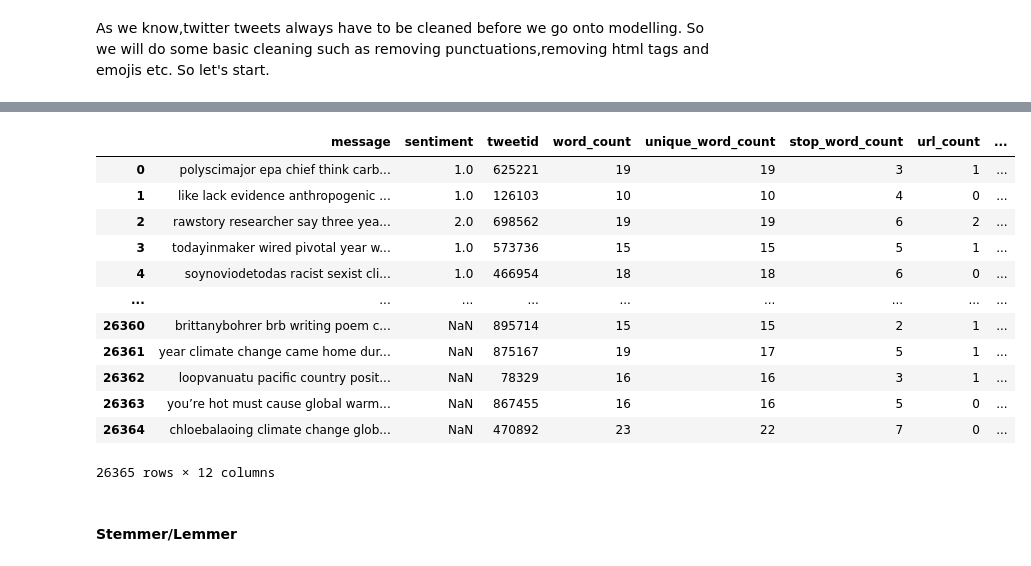
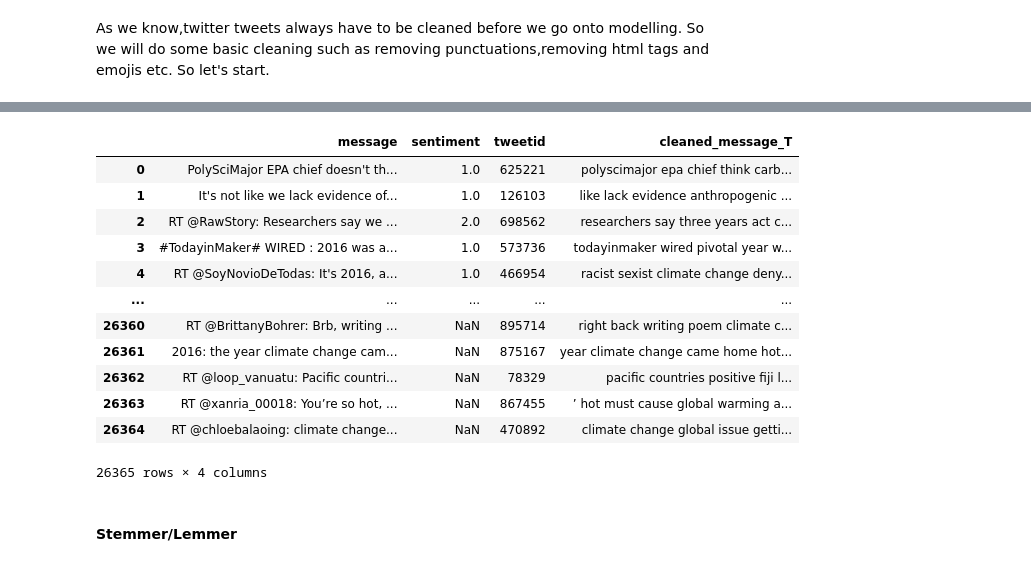
Before and after one commit to RichardMalahlela/classification-predict-streamlit-template, a Jupyter notebook: TEAM_AM5_1st_Attempt.ipynb, the cells around one changed output, grey strips where cells are left out. Saved outputs shown, nothing was run; the diff lists cells and outputs as text; code cells hidden in the pictures.

```diff
--- a/TEAM_AM5_1st_Attempt.ipynb
+++ b/TEAM_AM5_1st_Attempt.ipynb
@@ -689,0 +793,8 @@ As we know,twitter tweets always have to be cleaned before we go onto modelling.
+# %%
+
+df_all['cleaned_message_T'] = df_all['message'].apply(lambda x: rem(x))
+df_all['cleaned_message_T'] = df_all['cleaned_message_T'].apply(lambda x: lookup_dict(x,apostrophe_dict))
+df_all['cleaned_message_T'] = df_all['cleaned_message_T'].apply(lambda x: lookup_dict(x,short_word_dict))
+df_all['cleaned_message_T'] = df_all['cleaned_message_T'].apply(lambda x: lookup_dict(x,emoticon_dict))
+df_all['cleaned_message_T'] = df_all['cleaned_message_T'].apply(lambda x: rem(x))
+df_all
@@ -689,0 +815,10 @@ As we know,twitter tweets always have to be cleaned before we go onto modelling.
+# %%
+def rem2(text) :
+    from nltk.tokenize import TweetTokenizer
+    tknzr = TweetTokenizer(strip_handles=True)
+    text = text.lower()
+    text = ' '.join(tknzr.tokenize(text))
+    return (text)
+# %%
+df_all['cleaned_message_T'] = df_all['cleaned_message_T'].apply(lambda x: rem2(x))
+df_all
@@ -690,7 +839,7 @@ As we know,twitter tweets always have to be cleaned before we go onto modelling.
 # %%
 #remove stop words
 def remove_stops(text) :
-    remove_stopwords = [w for w in text.split() if w not in stopwords.words('english')]
+    remove_stopwords = [w for w in text.split() if w not in stop]
     return ' '.join(remove_stopwords)
 
 # remove URLs
@@ -735,6 +884,7 @@ def remove_punct(text):
 # remove other ...
 def remove_other (text) :
     text = text.lower()
+    text = text.replace("'", "")
     text = re.sub('\[.*?\]', '', text)
     text = re.sub('<.*?>+', '', text)
     text = re.sub('[%s]' % re.escape(string.punctuation), '', text)
@@ -758,21 +905,21 @@ def Full_clean (text) :
 # %%
-#df_all['message'] = df_all['message'].apply(lambda x : Full_clean(x))
-df_all['message'] = df_all['message'].apply(lambda x: ' '.join([w for w in x.split() if len(w)>2]))
+#full clean
+df_all['cleaned_message_T'] = df_all['cleaned_message_T'].apply(lambda x : Full_clean(x))
 df_all
 # %% [output]
-|  | message | sentiment | tweetid | word_count | unique_word_count | stop_word_count | url_count | ... |
-| 0 | polyscimajor epa chief think carb... | 1.0 | 625221 | 19 | 19 | 3 | 1 | ... |
-| 1 | like lack evidence anthropogenic ... | 1.0 | 126103 | 10 | 10 | 4 | 0 | ... |
-| 2 | rawstory researcher say three yea... | 2.0 | 698562 | 19 | 19 | 6 | 2 | ... |
-| 3 | todayinmaker wired pivotal year w... | 1.0 | 573736 | 15 | 15 | 5 | 1 | ... |
-| 4 | soynoviodetodas racist sexist cli... | 1.0 | 466954 | 18 | 18 | 6 | 0 | ... |
-| ... | ... | ... | ... | ... | ... | ... | ... | ... |
-| 26360 | brittanybohrer brb writing poem c... | NaN | 895714 | 15 | 15 | 2 | 1 | ... |
-| 26361 | year climate change came home dur... | NaN | 875167 | 19 | 17 | 5 | 1 | ... |
-| 26362 | loopvanuatu pacific country posit... | NaN | 78329 | 16 | 16 | 3 | 1 | ... |
-| 26363 | you’re hot must cause global warm... | NaN | 867455 | 16 | 16 | 5 | 0 | ... |
-| 26364 | chloebalaoing climate change glob... | NaN | 470892 | 23 | 22 | 7 | 0 | ... |
+|  | message | sentiment | tweetid | cleaned_message_T |
+| 0 | PolySciMajor EPA chief doesn't th... | 1.0 | 625221 | polyscimajor epa chief think carb... |
+| 1 | It's not like we lack evidence of... | 1.0 | 126103 | like lack evidence anthropogenic ... |
+| 2 | RT @RawStory: Researchers say we ... | 2.0 | 698562 | researchers say three years act c... |
+| 3 | #TodayinMaker# WIRED : 2016 was a... | 1.0 | 573736 | todayinmaker wired pivotal year w... |
+| 4 | RT @SoyNovioDeTodas: It's 2016, a... | 1.0 | 466954 | racist sexist climate change deny... |
+| ... | ... | ... | ... | ... |
+| 26360 | RT @BrittanyBohrer: Brb, writing ... | NaN | 895714 | right back writing poem climate c... |
+| 26361 | 2016: the year climate change cam... | NaN | 875167 | year climate change came home hot... |
+| 26362 | RT @loop_vanuatu: Pacific countri... | NaN | 78329 | pacific countries positive fiji l... |
+| 26363 | RT @xanria_00018: You’re so hot, ... | NaN | 867455 | ’ hot must cause global warming a... |
+| 26364 | RT @chloebalaoing: climate change... | NaN | 470892 | climate change global issue getti... |
-26365 rows × 12 columns
+26365 rows × 4 columns
 # %% [markdown]
 #### Stemmer/Lemmer
 # %%
```
Also changed, not shown: parts of 46 cells of this notebook, 7 other files.
